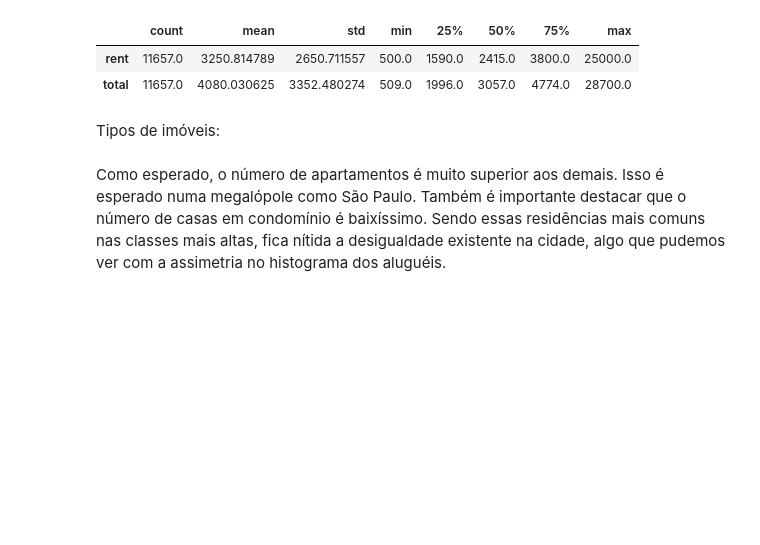
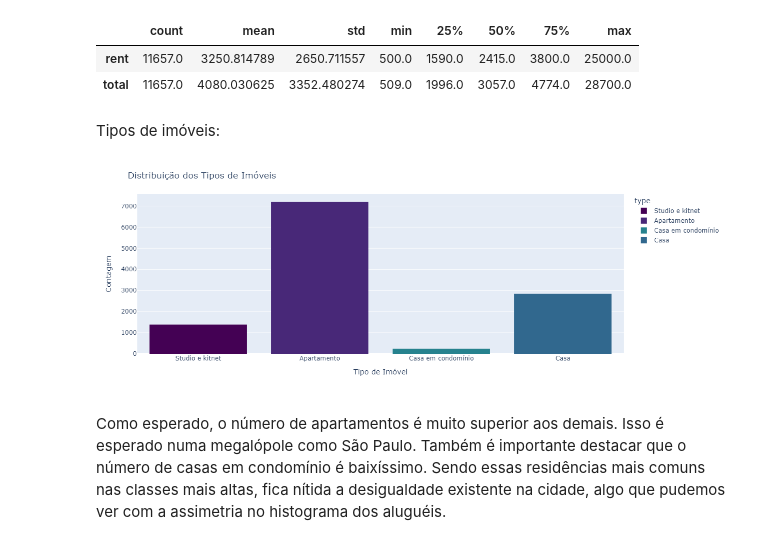
Before and after one commit to joaoholandaa/analise-preco-moradias-sp, a Jupyter notebook: notebooks/preco-imoveis-sp.ipynb, the cells around one changed output. Cells and saved outputs as stored; diff of their text form; code cells hidden in the pictures; blank space fills up the shorter version.

```diff
--- a/notebooks/preco-imoveis-sp.ipynb
+++ b/notebooks/preco-imoveis-sp.ipynb
@@ -163,18 +179,20 @@ Tipos de imóveis:
 # %%
 cores_por_tipo = {
     'Studio e kitnet':'#440154',
     'Apartamento':'#482878',
     'Casa em condomínio':'#26828e',
     'Casa':'#31688e'
 }
 
 fig = px.histogram(aptos, x="type", color="type", color_discrete_map=cores_por_tipo)
 fig.update_layout(title="Distribuição dos Tipos de Imóveis",
                   xaxis_title="Tipo de Imóvel",
                   yaxis_title="Contagem")
 
-fig.write_image("../data/plotly-imgs/dist_tipo_imoveis.jpg")
-fig.show()
+#fig.show()
+display(Image("../data/plotly-imgs/dist_tipos_imoveis.jpg"))
+# %% [output]
+[figure, added]
 # %% [markdown]
 Como esperado, o número de apartamentos é muito superior aos demais. Isso é esperado numa megalópole como São Paulo. Também é importante destacar que o número de casas em condomínio é baixíssimo. Sendo essas residências mais comuns nas classes mais altas, fica nítida a desigualdade existente na cidade, algo que pudemos ver com a assimetria no histograma dos aluguéis.
 # %% [markdown]
```
Also changed, not shown: parts of 12 cells of this notebook.
